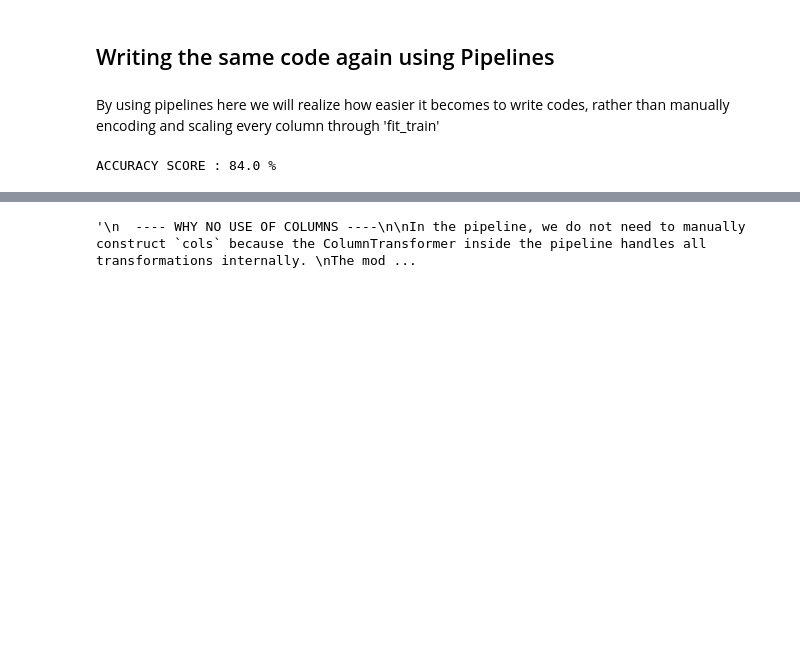
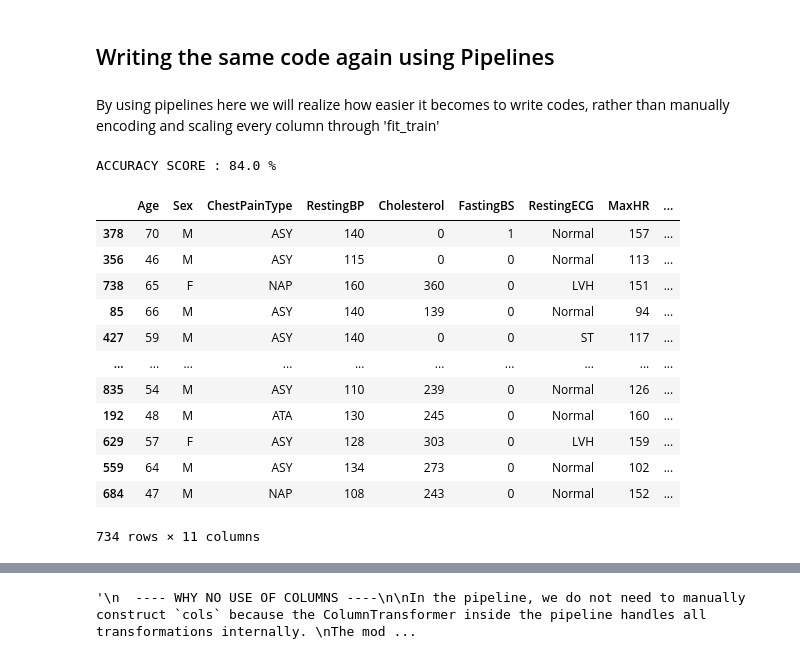
Before and after one commit to Ashura369/Python_and_Data_Science, a Jupyter notebook: 0 ML lecture/9_4 .ipynb, the cells around one changed output, grey strips where cells are left out. Cells and saved outputs as stored; diff of their text form; code cells hidden in the pictures; blank space fills up the shorter version.

```diff
--- a/0 ML lecture/9_4 .ipynb
+++ b/0 ML lecture/9_4 .ipynb
@@ -183,6 +183,22 @@ y_pred = pipe.predict(x_test)
 print(f"ACCURACY SCORE : {np.round(accuracy_score(y_test, y_pred)*100)} %")
 # %% [output]
 ACCURACY SCORE : 84.0 %
+# %%
+x_train
+# %% [output]
+|  | Age | Sex | ChestPainType | RestingBP | Cholesterol | FastingBS | RestingECG | MaxHR | ... |
+| 378 | 70 | M | ASY | 140 | 0 | 1 | Normal | 157 | ... |
+| 356 | 46 | M | ASY | 115 | 0 | 0 | Normal | 113 | ... |
+| 738 | 65 | F | NAP | 160 | 360 | 0 | LVH | 151 | ... |
+| 85 | 66 | M | ASY | 140 | 139 | 0 | Normal | 94 | ... |
+| 427 | 59 | M | ASY | 140 | 0 | 0 | ST | 117 | ... |
+| ... | ... | ... | ... | ... | ... | ... | ... | ... | ... |
+| 835 | 54 | M | ASY | 110 | 239 | 0 | Normal | 126 | ... |
+| 192 | 48 | M | ATA | 130 | 245 | 0 | Normal | 160 | ... |
+| 629 | 57 | F | ASY | 128 | 303 | 0 | LVH | 159 | ... |
+| 559 | 64 | M | ASY | 134 | 273 | 0 | Normal | 102 | ... |
+| 684 | 47 | M | NAP | 108 | 243 | 0 | Normal | 152 | ... |
+734 rows × 11 columns
 # %%
 # transform x_train and x_test manually to get DataFrame with column names
 x_train_transformed = pipe.named_steps['trf'].transform(x_train)
```
Also changed, not shown: parts of 3 cells of this notebook.
